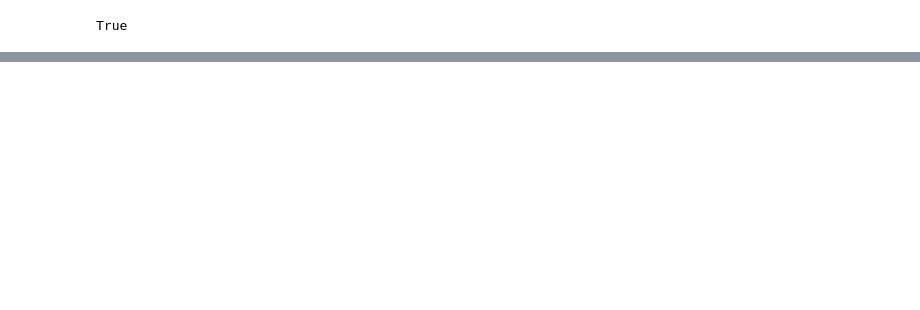
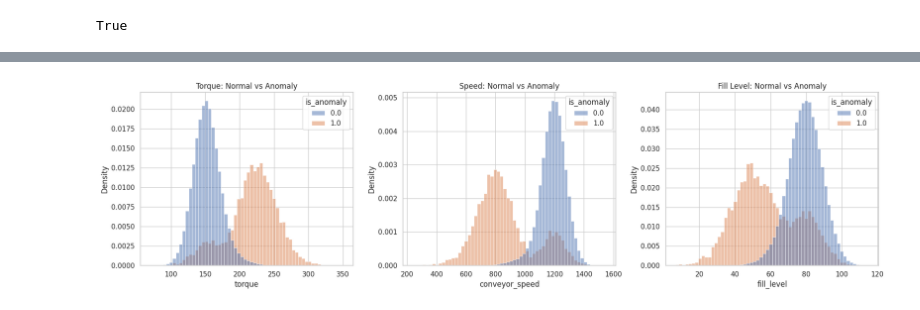
Before and after one commit to Alokik24/Supply_chain_monitor, a Jupyter notebook: notebooks/eda.ipynb, the cells around one changed output, grey strips where cells are left out. Cells and saved outputs as stored; diff of their text form; code cells hidden in the pictures; blank space fills up the shorter version.

```diff
--- a/notebooks/eda.ipynb
+++ b/notebooks/eda.ipynb
@@ -103,0 +235,43 @@ plt.show()
+# %%
+fig, axes = plt.subplots(1, 3, figsize=(18, 5))
+
+sns.histplot(
+    data=eda_df,
+    x="torque",
+    hue="is_anomaly",
+    stat="density",
+    common_norm=False,
+    bins=60,
+    ax=axes[0]
+)
+
+axes[0].set_title("Torque: Normal vs Anomaly")
+
+sns.histplot(
+    data=eda_df,
+    x="conveyor_speed",
+    hue="is_anomaly",
+    stat="density",
+    common_norm=False,
+    bins=60,
+    ax=axes[1]
+)
+
+axes[1].set_title("Speed: Normal vs Anomaly")
+
+sns.histplot(
+    data=eda_df,
+    x="fill_level",
+    hue="is_anomaly",
+    stat="density",
+    common_norm=False,
+    bins=60,
+    ax=axes[2]
+)
+
+axes[2].set_title("Fill Level: Normal vs Anomaly")
+
+plt.tight_layout()
+plt.show()
+# %% [output]
+[figure, added]
```
Also changed, not shown: parts of 36 cells of this notebook, 15 other files.
